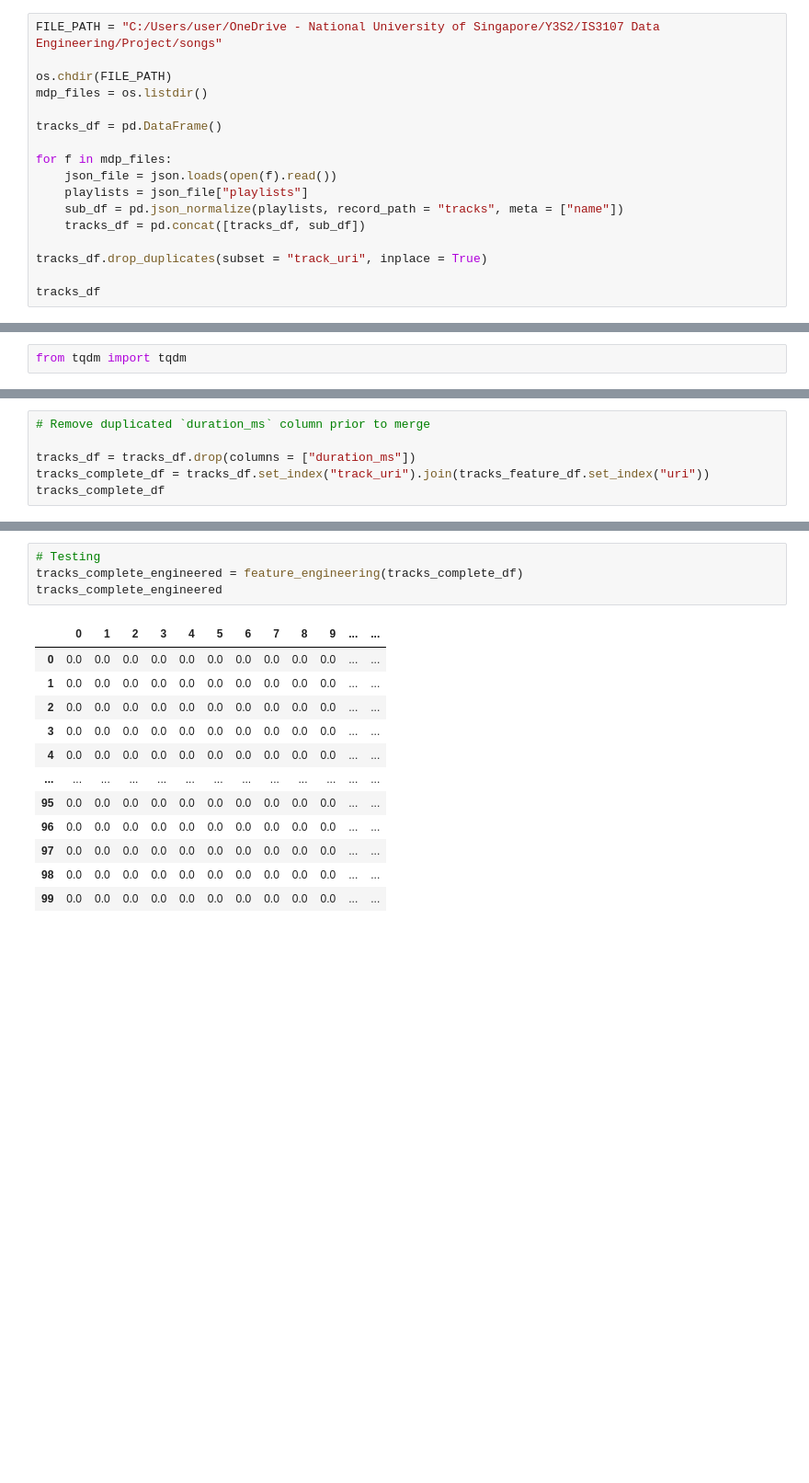
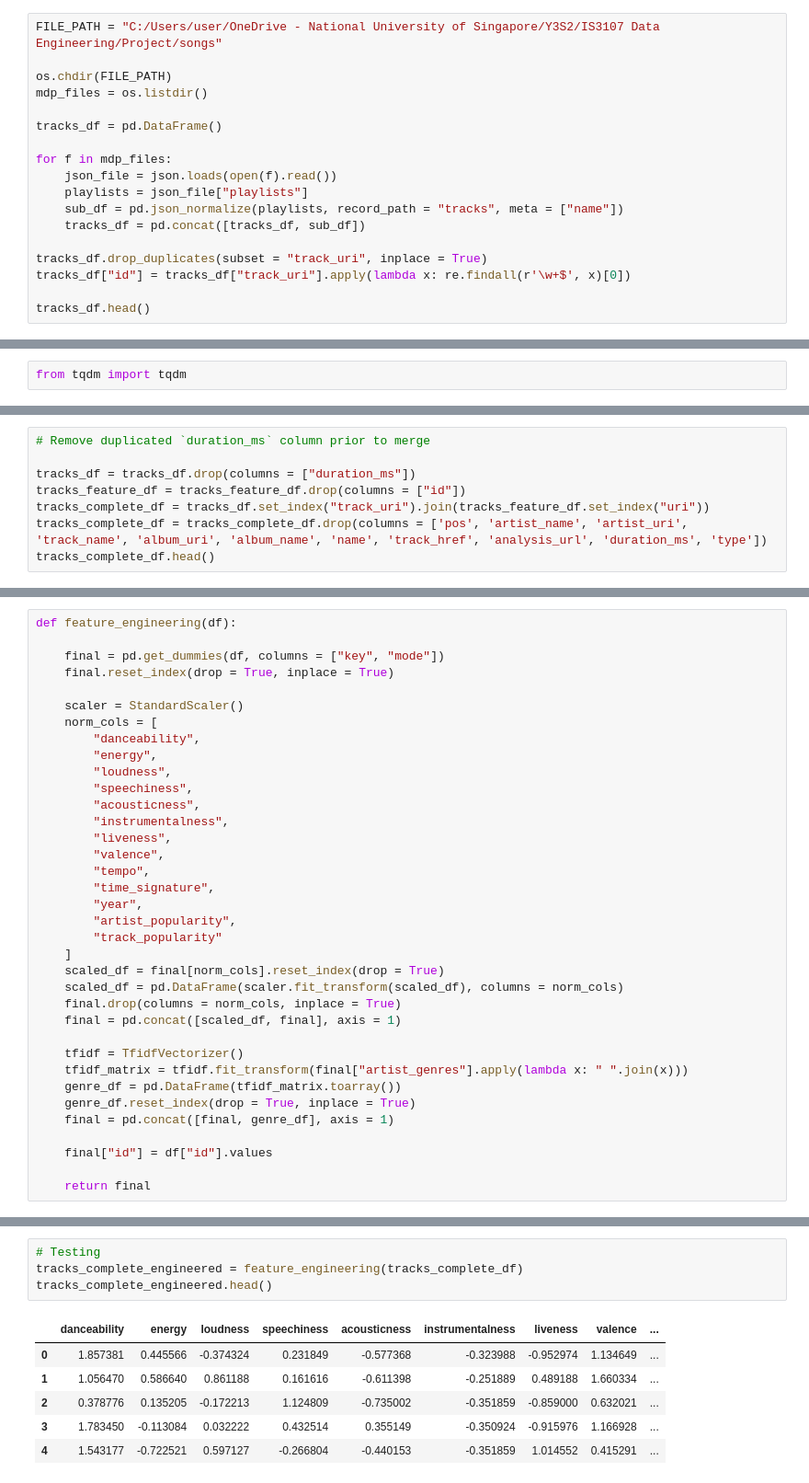
Before and after one commit to bonsibyl/IS3107_Project, a Jupyter notebook: Content Filtering/content_filtering.ipynb, the cells around one changed output, grey strips where cells are left out. Shown: that part at 92% size. Cells and saved outputs as stored; diff of their text form; blank space fills up the shorter version.

Commit message:
Edited feature engineering function and recommendation function

```diff
--- a/Content Filtering/content_filtering.ipynb
+++ b/Content Filtering/content_filtering.ipynb
@@ -35,6 +35,7 @@ for f in mdp_files:
     tracks_df = pd.concat([tracks_df, sub_df])
 
 tracks_df.drop_duplicates(subset = "track_uri", inplace = True)
+tracks_df["id"] = tracks_df["track_uri"].apply(lambda x: re.findall(r'\w+$', x)[0])
 
-tracks_df
+tracks_df.head()
 # %% [output]
@@ -192,6 +180,8 @@ tracks_feature_df
 # Remove duplicated `duration_ms` column prior to merge
 
 tracks_df = tracks_df.drop(columns = ["duration_ms"])
+tracks_feature_df = tracks_feature_df.drop(columns = ["id"])
 tracks_complete_df = tracks_df.set_index("track_uri").join(tracks_feature_df.set_index("uri"))
-tracks_complete_df
+tracks_complete_df = tracks_complete_df.drop(columns = ['pos', 'artist_name', 'artist_uri', 'track_name', 'album_uri', 'album_name', 'name', 'track_href', 'analysis_url', 'duration_ms', 'type'])
+tracks_complete_df.head()
 # %% [output]
@@ -214 +195,37 @@ tracks_complete_df = tracks_complete_df.drop(columns = ['pos', 'artist_name', 'a
+# %%
+def feature_engineering(df):
+
+    final = pd.get_dummies(df, columns = ["key", "mode"])
+    final.reset_index(drop = True, inplace = True)
+
+    scaler = StandardScaler()
+    norm_cols = [
+        "danceability",
+        "energy",
+        "loudness",
+        "speechiness",
+        "acousticness",
+        "instrumentalness",
+        "liveness",
+        "valence",
+        "tempo",
+        "time_signature",
+        "year",
+        "artist_popularity",
+        "track_popularity"
+    ]
+    scaled_df = final[norm_cols].reset_index(drop = True)
+    scaled_df = pd.DataFrame(scaler.fit_transform(scaled_df), columns = norm_cols)
+    final.drop(columns = norm_cols, inplace = True)
+    final = pd.concat([scaled_df, final], axis = 1)
+
+    tfidf = TfidfVectorizer()
+    tfidf_matrix = tfidf.fit_transform(final["artist_genres"].apply(lambda x: " ".join(x)))
+    genre_df = pd.DataFrame(tfidf_matrix.toarray())
+    genre_df.reset_index(drop = True, inplace = True)
+    final = pd.concat([final, genre_df], axis = 1)
+
+    final["id"] = df["id"].values
+
+    return final
 # %%
@@ -247,17 +264,11 @@ def feature_engineering(df):
 # %%
 # Testing
 tracks_complete_engineered = feature_engineering(tracks_complete_df)
-tracks_complete_engineered
+tracks_complete_engineered.head()
 # %% [output]
-|  | 0 | 1 | 2 | 3 | 4 | 5 | 6 | 7 | 8 | 9 | ... | ... |
-| 0 | 0.0 | 0.0 | 0.0 | 0.0 | 0.0 | 0.0 | 0.0 | 0.0 | 0.0 | 0.0 | ... | ... |
-| 1 | 0.0 | 0.0 | 0.0 | 0.0 | 0.0 | 0.0 | 0.0 | 0.0 | 0.0 | 0.0 | ... | ... |
-| 2 | 0.0 | 0.0 | 0.0 | 0.0 | 0.0 | 0.0 | 0.0 | 0.0 | 0.0 | 0.0 | ... | ... |
-| 3 | 0.0 | 0.0 | 0.0 | 0.0 | 0.0 | 0.0 | 0.0 | 0.0 | 0.0 | 0.0 | ... | ... |
-| 4 | 0.0 | 0.0 | 0.0 | 0.0 | 0.0 | 0.0 | 0.0 | 0.0 | 0.0 | 0.0 | ... | ... |
-| ... | ... | ... | ... | ... | ... | ... | ... | ... | ... | ... | ... | ... |
-| 95 | 0.0 | 0.0 | 0.0 | 0.0 | 0.0 | 0.0 | 0.0 | 0.0 | 0.0 | 0.0 | ... | ... |
-| 96 | 0.0 | 0.0 | 0.0 | 0.0 | 0.0 | 0.0 | 0.0 | 0.0 | 0.0 | 0.0 | ... | ... |
-| 97 | 0.0 | 0.0 | 0.0 | 0.0 | 0.0 | 0.0 | 0.0 | 0.0 | 0.0 | 0.0 | ... | ... |
-| 98 | 0.0 | 0.0 | 0.0 | 0.0 | 0.0 | 0.0 | 0.0 | 0.0 | 0.0 | 0.0 | ... | ... |
-| 99 | 0.0 | 0.0 | 0.0 | 0.0 | 0.0 | 0.0 | 0.0 | 0.0 | 0.0 | 0.0 | ... | ... |
+|  | danceability | energy | loudness | speechiness | acousticness | instrumentalness | liveness | valence | ... |
+| 0 | 1.857381 | 0.445566 | -0.374324 | 0.231849 | -0.577368 | -0.323988 | -0.952974 | 1.134649 | ... |
+| 1 | 1.056470 | 0.586640 | 0.861188 | 0.161616 | -0.611398 | -0.251889 | 0.489188 | 1.660334 | ... |
+| 2 | 0.378776 | 0.135205 | -0.172213 | 1.124809 | -0.735002 | -0.351859 | -0.859000 | 0.632021 | ... |
+| 3 | 1.783450 | -0.113084 | 0.032222 | 0.432514 | 0.355149 | -0.350924 | -0.915976 | 1.166928 | ... |
+| 4 | 1.543177 | -0.722521 | 0.597127 | -0.266804 | -0.440153 | -0.351859 | 1.014552 | 0.415291 | ... |
```
Also changed, not shown: parts of 16 cells of this notebook.
